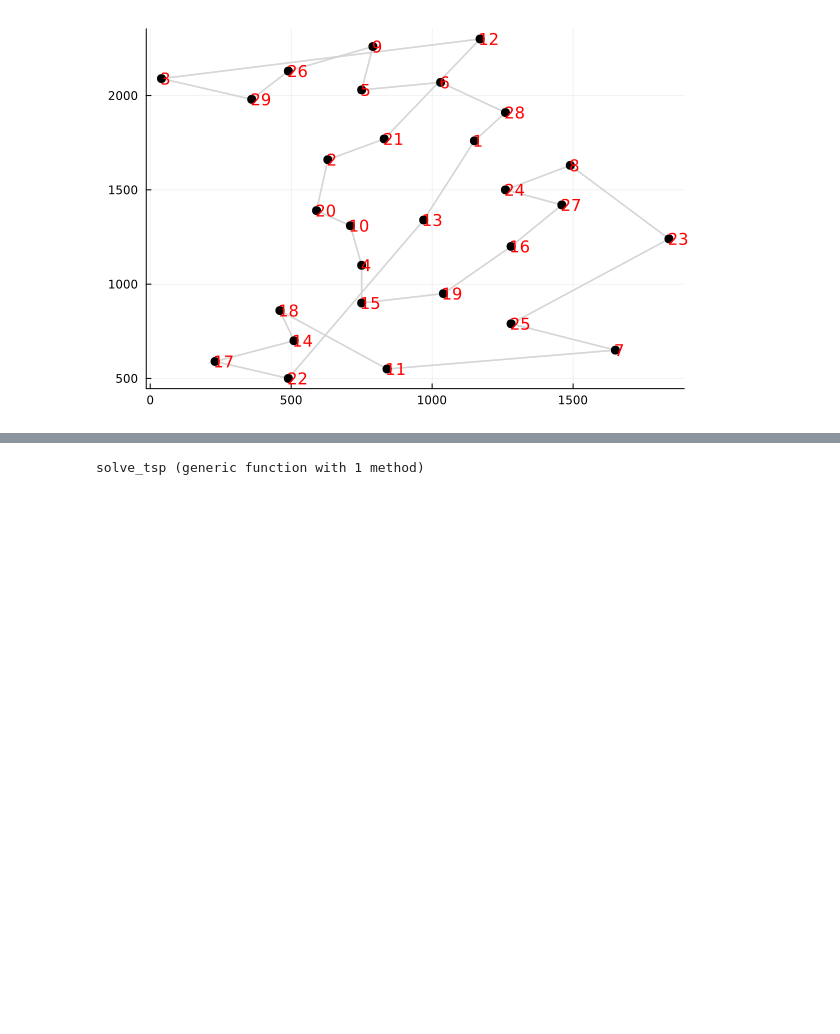
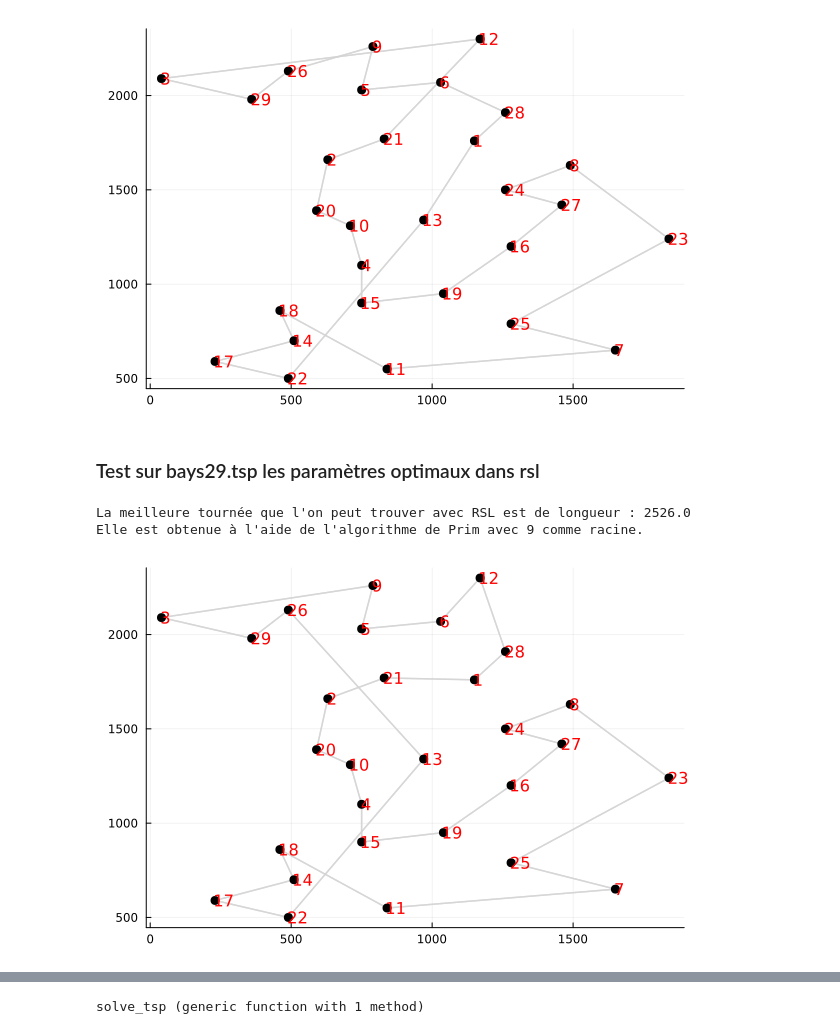
Before and after one commit to Ostrograd/mth6412b-starter-code, a Jupyter notebook: projet/phase3/phase3.ipynb, the cells around one changed output, grey strips where cells are left out. Cells and saved outputs as stored; diff of their text form; code cells hidden in the pictures; blank space fills up the shorter version.

```diff
--- a/projet/phase3/phase3.ipynb
+++ b/projet/phase3/phase3.ipynb
@@ -161,0 +105,30 @@ rsl
+# %%
+function optimal_rsl(start_graph::Graph{Y,T}) where {Y,T}
+
+    optimal_cycle_length = Inf64
+    optimal_cycle = 0
+    optimal_method = "0"
+    optimal_start_node = 0
+    for method_name in [ "Kruskal", "Prim"]
+
+        for start_node in nodes(start_graph)
+            graph = deepcopy(start_graph)
+            cycle = rsl(graph, start_node, method_name)
+            value = sum_of_weights(cycle)
+
+            if value < optimal_cycle_length
+
+                optimal_cycle_length = value
+                optimal_cycle = cycle
+                optimal_method = method_name
+                optimal_start_node = start_node
+            end
+
+        end
+
+    end
+    println("La meilleure tournée que l'on peut trouver avec RSL est de longueur : ",optimal_cycle_length, "\nElle est obtenue à l'aide de l'algorithme de ",optimal_method," avec \
+     ", optimal_start_node.name, " comme racine.")
+
+    return optimal_cycle
+end
@@ -453,3 +465,12 @@ plot_graph(cycle)
 # %% [output]
 sum of weights 2564.0
 [figure]
+# %% [markdown]
+### Test sur bays29.tsp les paramètres optimaux dans rsl
+# %%
+cycle_optimal = optimal_rsl(bays_29)
+plot_graph(cycle_optimal)
+# %% [output]
+La meilleure tournée que l'on peut trouver avec RSL est de longueur : 2526.0
+Elle est obtenue à l'aide de l'algorithme de Prim avec 9 comme racine.
+[figure, added]
```
Also changed, not shown: parts of 35 cells of this notebook, 3 other files.
